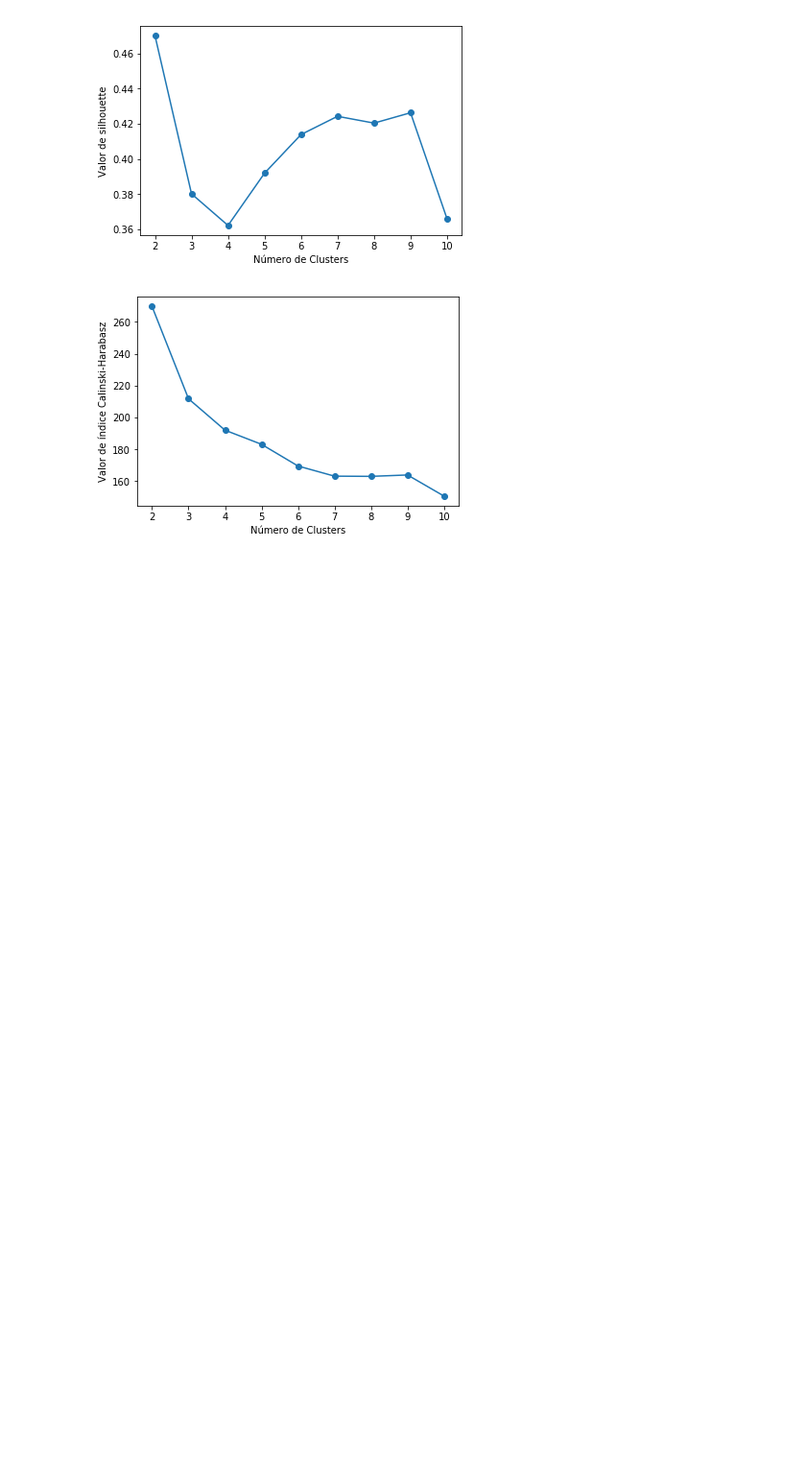
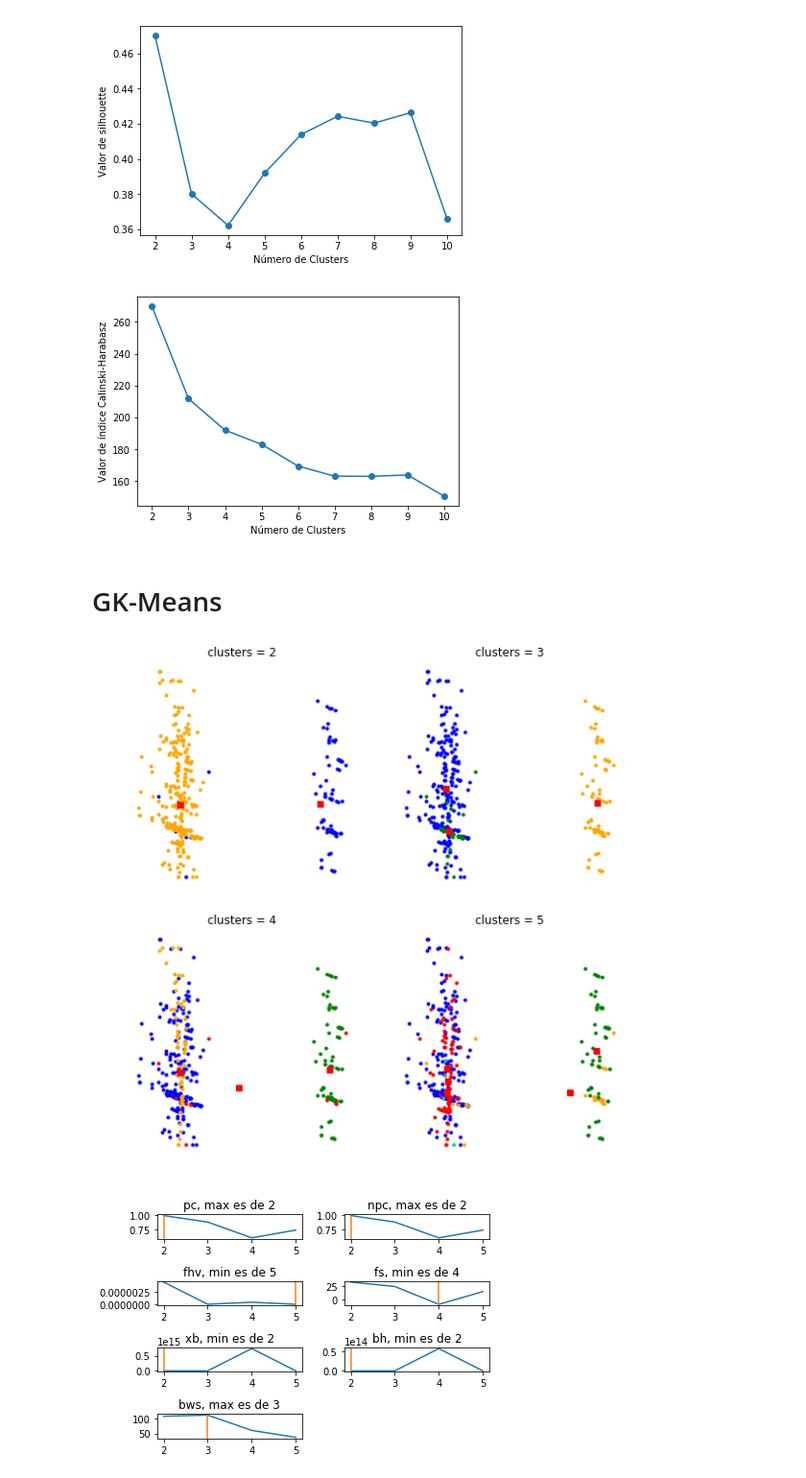
Before and after one commit to federovskys/Proyecto_Integrador_MachineLearning_MEData, a Jupyter notebook: poblacion_indigena - Tratamiento de datos.ipynb, the cells around one changed output. Shown: that part at 96% size. Cells and saved outputs as stored; diff of their text form; code cells hidden in the pictures; blank space fills up the shorter version.

Commit message:
GK-Means en poblacion indigena

```diff
--- a/poblacion_indigena - Tratamiento de datos.ipynb
+++ b/poblacion_indigena - Tratamiento de datos.ipynb
@@ -347,3 +349,78 @@ pyplot.show()
 [figure]
 [figure]
 [figure]
+# %% [markdown]
+# GK-Means
+# %%
+import numpy as np
+import matplotlib.pyplot as plt
+from sklearn.utils import check_random_state # Es una librería para definir un generador de números aleatorios a partir de
+                                             # de la librería numpy
+from skcmeans.algorithms import Probabilistic, GustafsonKesselMixin # Algoritmo GK probabilístico
+
+from cvi import * # Indices de validación interna
+
+# cvi es una librería desarrollada por 99991
+# ir a la url: https://github.com/99991/FuzzyClustering/blob/master/cvi.py
+# pip install git+git://github.com/bm424/scikit-cmeans.git@master
+
+
+class GKProbabilistic(Probabilistic, GustafsonKesselMixin):
+    pass
+xpts =  Nuevos_Datos[:,0]
+ypts =  Nuevos_Datos[:,1]
+
+fig1, axes1 = plt.subplots(2, 2, figsize=(8, 8))
+resultados = []
+cs = np.arange(2, 6) # Rango de número mínimo y máximo de clusters
+mantener_valor_aleatorio = check_random_state(1000)
+
+colors = ['b', 'orange', 'g', 'r', 'c', 'm', 'y', 'k', 'Brown', 'ForestGreen']
+
+for ncenters, ax in enumerate(axes1.reshape(-1), 2):
+    modelo_GK = GKProbabilistic(n_clusters = ncenters, n_init = 20, max_iter = 300,
+                                tol=1e-3, verbosity = 0, random_state = mantener_valor_aleatorio, eps = 1e-18)
+    Ajuste = modelo_GK.fit(Nuevos_Datos)
+    U = Ajuste.calculate_memberships(Nuevos_Datos)
+    centros = Ajuste.calculate_centers(Nuevos_Datos)
+    cluster_membership = np.argmax(U.T, axis=0)
+
+    for j in range(ncenters):
+        ax.plot(xpts[cluster_membership == j],
+                ypts[cluster_membership == j], '.', color=colors[j])
+
+    for pt in centros:
+        ax.plot(pt[0], pt[1], 'rs')
+
+    ax.set_title('clusters = {0}'.format(ncenters))
+    ax.axis('off')
+
+    resultados.append([])
+    for method in methods:
+        resultado = method(Nuevos_Datos, U.T, centros, m = 2)
+        resultados[-1].append(resultado)
+
+plt.tight_layout()
+plt.show()
+
+resultados = np.array(resultados)
+
+ny = 4
+nx = 2
+
+for i, method in enumerate(methods):
+    plt.subplot(ny, nx, 1 + i)
+    column = resultados[:, i]
+    plt.plot(cs, column)
+    if targets[i] == "min":
+        ncenters = cs[np.argmin(column)]
+    else:
+        ncenters = cs[np.argmax(column)]
+    plt.title("%s, %s es de %d"%(method.__name__, targets[i], ncenters))
+    plt.plot([ncenters, ncenters],[np.min(column), np.max(column)])
+
+plt.tight_layout()
+plt.show()
+# %% [output]
+[figure, added]
+[figure, added]
```
Also changed, not shown: parts of 2 cells of this notebook, 1 other file.
